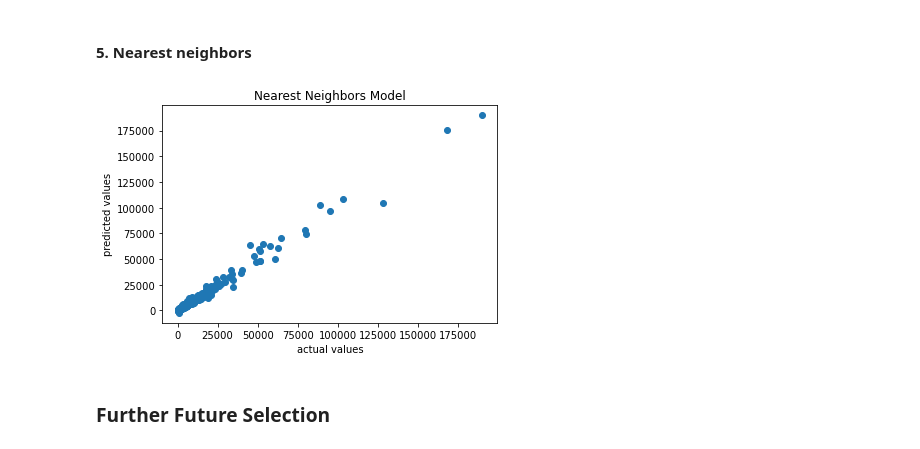
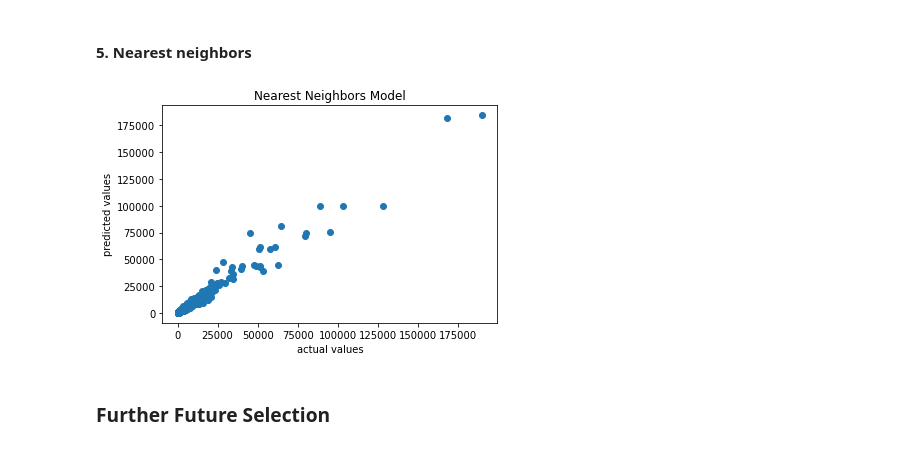
Before and after one commit to yaelnidam/CSS_Project2_Team1_Fall2020, a Jupyter notebook: project2.ipynb, the cells around one changed output. Saved outputs shown, nothing was run; the diff lists cells and outputs as text; code cells hidden in the pictures.

```diff
--- a/project2.ipynb
+++ b/project2.ipynb
@@ -466,15 +466,15 @@ neigh_model=neigh_reg.fit(X_train, y_train)
 # %%
 # use the model to make predictions
 neigh_pred = neigh_model.predict(X_validate)
 
 # plot the predictions
-plt.scatter(y_validate, ridge_pred)
+plt.scatter(y_validate, neigh_pred)
 plt.title('Nearest Neighbors Model')
 plt.xlabel('actual values')
 plt.ylabel('predicted values')
 plt.show()
 # %% [output]
-[figure, old version]
+[figure, new version]
 # %% [markdown]
 ### Further Future Selection
 # %% [markdown]
```
Also changed, not shown: parts of 1 cell of this notebook.
